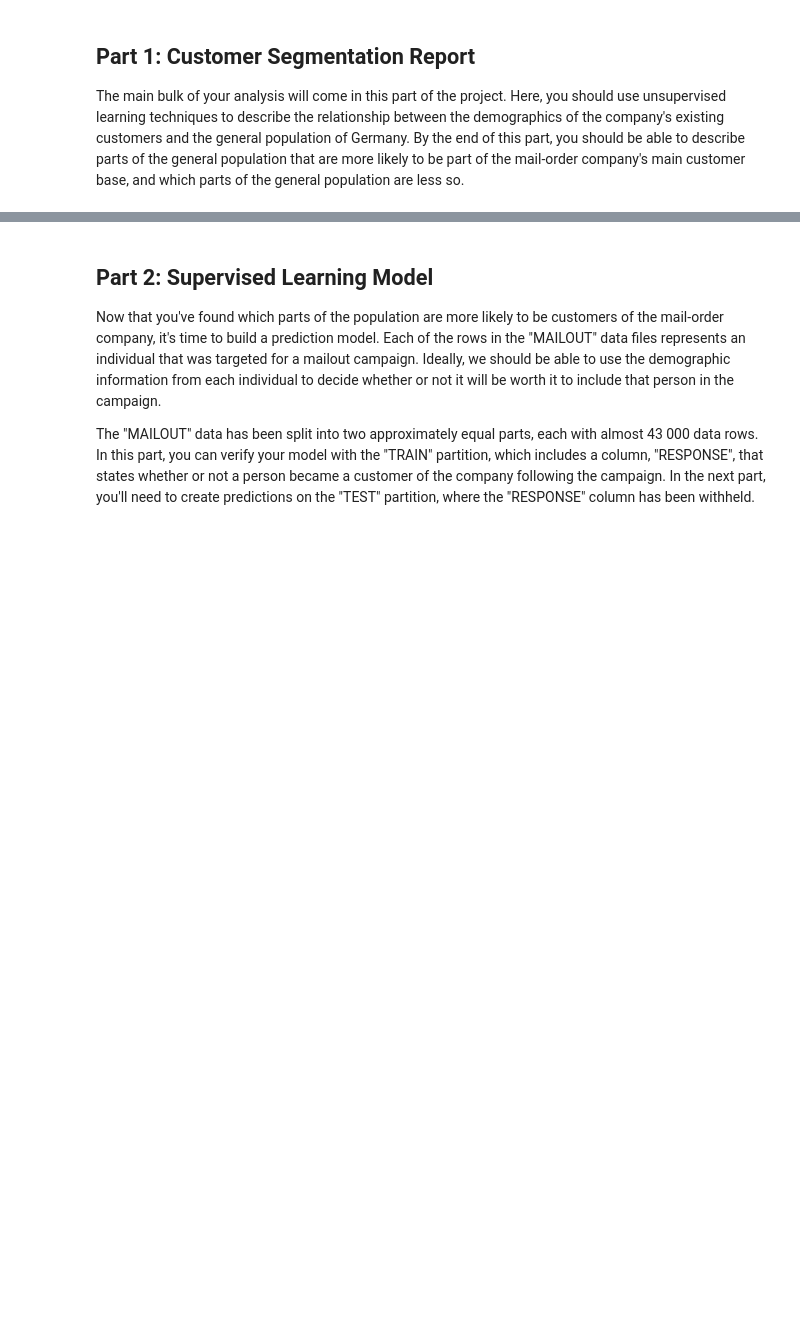
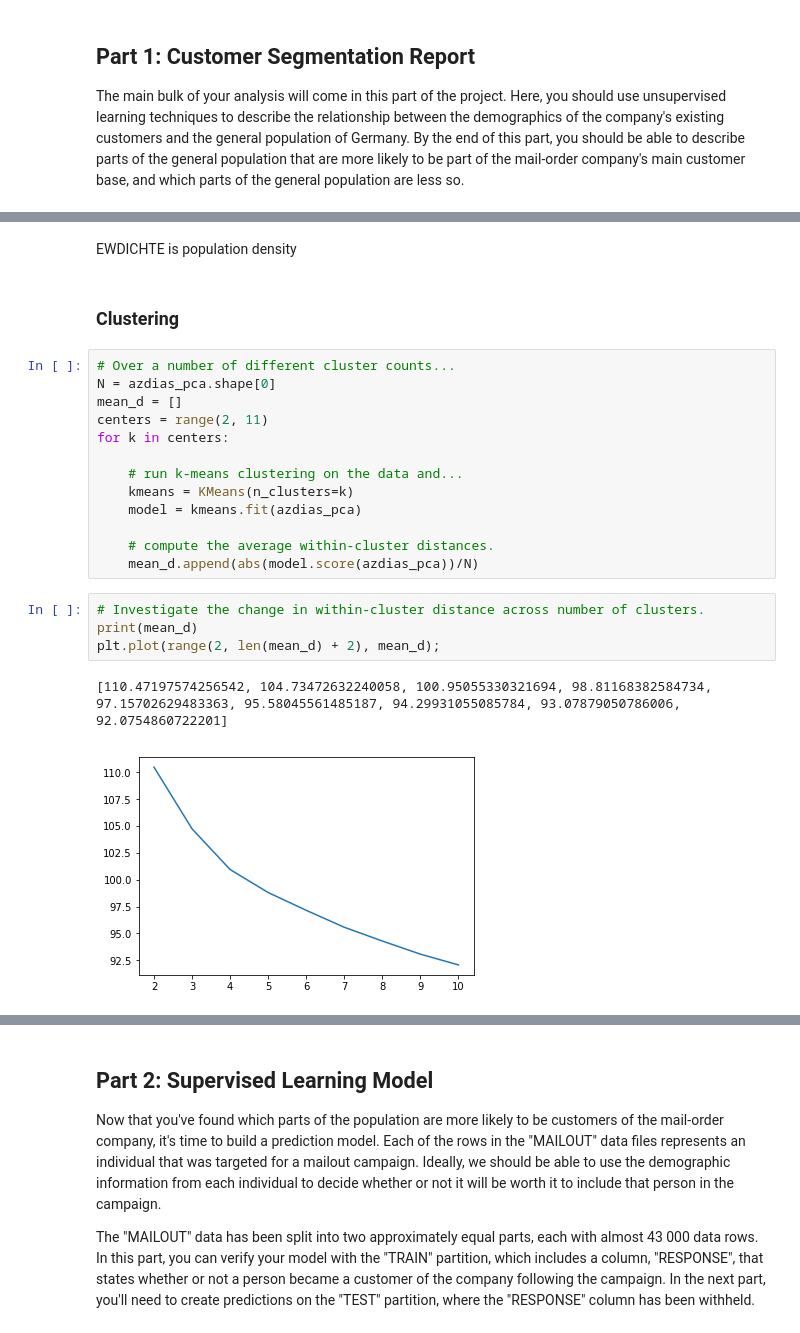
Before and after one commit to mkeisenbach/arvato, a Jupyter notebook: Arvato Project Workbook.ipynb, the cells around one changed output, grey strips where cells are left out. Saved outputs shown, nothing was run; the diff lists cells and outputs as text; blank space fills up the shorter version.

```diff
--- a/Arvato Project Workbook.ipynb
+++ b/Arvato Project Workbook.ipynb
@@ -476,0 +634,24 @@ The main bulk of your analysis will come in this part of the project. Here, you
+# %% [markdown]
+EWDICHTE is population density
+# %% [markdown]
+### Clustering
+# %%
+# Over a number of different cluster counts...
+N = azdias_pca.shape[0]
+mean_d = []
+centers = range(2, 11)
+for k in centers:
+
+    # run k-means clustering on the data and...
+    kmeans = KMeans(n_clusters=k)
+    model = kmeans.fit(azdias_pca)
+
+    # compute the average within-cluster distances.
+    mean_d.append(abs(model.score(azdias_pca))/N)
+# %%
+# Investigate the change in within-cluster distance across number of clusters.
+print(mean_d)
+plt.plot(range(2, len(mean_d) + 2), mean_d);
+# %% [output]
+[110.47197574256542, 104.73472632240058, 100.95055330321694, 98.81168382584734, 97.15702629483363, 95.58045561485187, 94.29931055085784, 93.07879050786006, 92.0754860722201]
+[figure, added]
```
Also changed, not shown: parts of 32 cells of this notebook.
